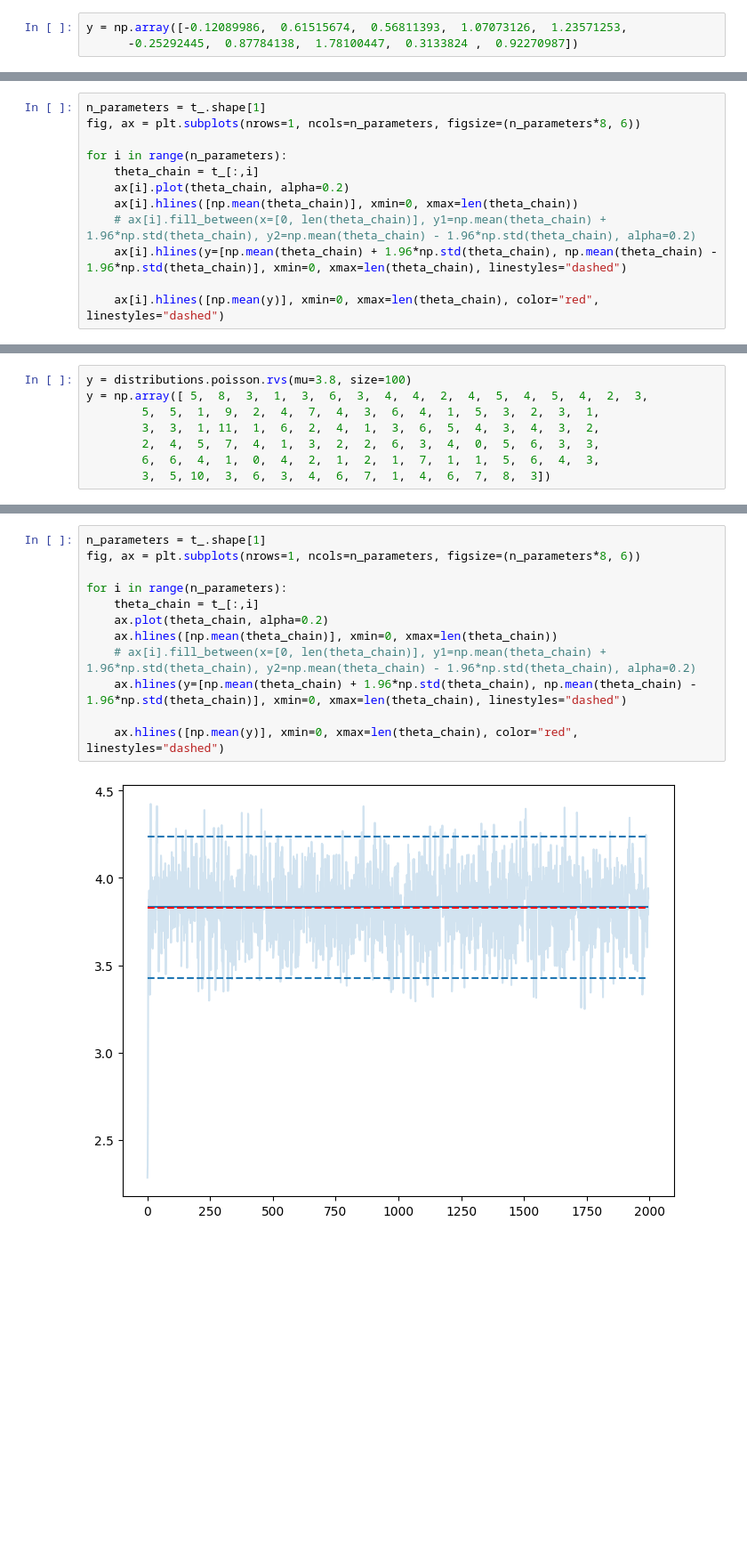
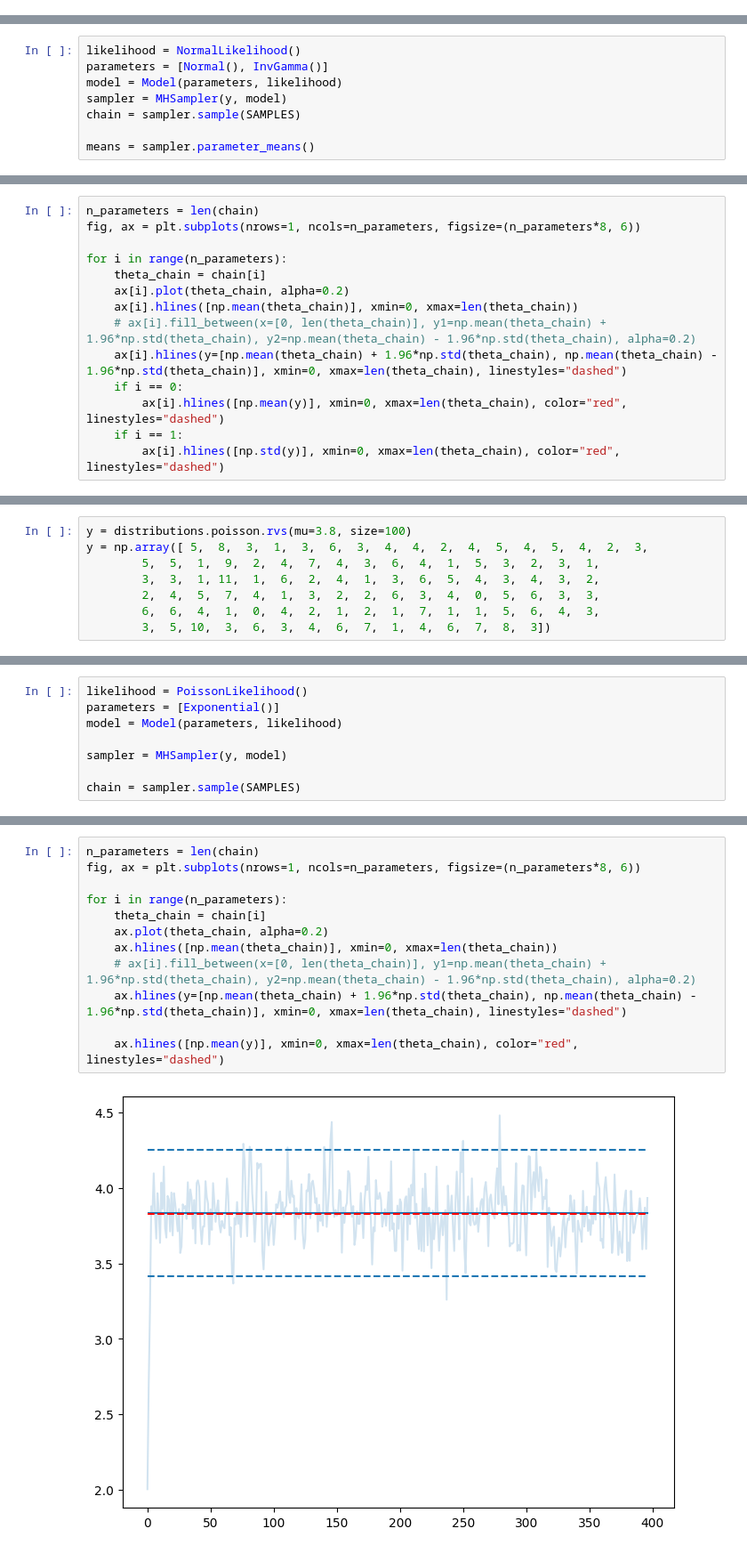
Before and after one commit to btbyrnes/bnp, a Jupyter notebook: test_notebooks/mh_prototype.ipynb, the cells around one changed output, grey strips where cells are left out. Shown: that part at 89% size. Drawn from its saved outputs; the diff is of its cells as text; blank space fills up the shorter version.

```diff
--- a/test_notebooks/mh_prototype.ipynb
+++ b/test_notebooks/mh_prototype.ipynb
@@ -9,3 +14,0 @@ from classes.sampler import MHSampler, get_chain_parameters
-# %%
-y = np.array([-0.12089986,  0.61515674,  0.56811393,  1.07073126,  1.23571253,
-      -0.25292445,  0.87784138,  1.78100447,  0.3133824 ,  0.92270987])
@@ -23,0 +15,8 @@ t_ = np.array(samples)
+# %%
+likelihood = NormalLikelihood()
+parameters = [Normal(), InvGamma()]
+model = Model(parameters, likelihood)
+sampler = MHSampler(y, model)
+chain = sampler.sample(SAMPLES)
+
+means = sampler.parameter_means()
@@ -24,13 +29,15 @@ t_ = np.array(samples)
 # %%
-n_parameters = t_.shape[1]
+n_parameters = len(chain)
 fig, ax = plt.subplots(nrows=1, ncols=n_parameters, figsize=(n_parameters*8, 6))
 
 for i in range(n_parameters):
-    theta_chain = t_[:,i]
+    theta_chain = chain[i]
     ax[i].plot(theta_chain, alpha=0.2)
     ax[i].hlines([np.mean(theta_chain)], xmin=0, xmax=len(theta_chain))
     # ax[i].fill_between(x=[0, len(theta_chain)], y1=np.mean(theta_chain) + 1.96*np.std(theta_chain), y2=np.mean(theta_chain) - 1.96*np.std(theta_chain), alpha=0.2)
     ax[i].hlines(y=[np.mean(theta_chain) + 1.96*np.std(theta_chain), np.mean(theta_chain) - 1.96*np.std(theta_chain)], xmin=0, xmax=len(theta_chain), linestyles="dashed")
-
-    ax[i].hlines([np.mean(y)], xmin=0, xmax=len(theta_chain), color="red", linestyles="dashed")
+    if i == 0:
+        ax[i].hlines([np.mean(y)], xmin=0, xmax=len(theta_chain), color="red", linestyles="dashed")
+    if i == 1:
+        ax[i].hlines([np.std(y)], xmin=0, xmax=len(theta_chain), color="red", linestyles="dashed")
 # %% [output]
@@ -54,0 +53,8 @@ t_ = np.array(samples)
+# %%
+likelihood = PoissonLikelihood()
+parameters = [Exponential()]
+model = Model(parameters, likelihood)
+
+sampler = MHSampler(y, model)
+
+chain = sampler.sample(SAMPLES)
@@ -55,14 +63,14 @@ t_ = np.array(samples)
 # %%
-n_parameters = t_.shape[1]
+n_parameters = len(chain)
 fig, ax = plt.subplots(nrows=1, ncols=n_parameters, figsize=(n_parameters*8, 6))
 
 for i in range(n_parameters):
-    theta_chain = t_[:,i]
+    theta_chain = chain[i]
     ax.plot(theta_chain, alpha=0.2)
     ax.hlines([np.mean(theta_chain)], xmin=0, xmax=len(theta_chain))
     # ax[i].fill_between(x=[0, len(theta_chain)], y1=np.mean(theta_chain) + 1.96*np.std(theta_chain), y2=np.mean(theta_chain) - 1.96*np.std(theta_chain), alpha=0.2)
     ax.hlines(y=[np.mean(theta_chain) + 1.96*np.std(theta_chain), np.mean(theta_chain) - 1.96*np.std(theta_chain)], xmin=0, xmax=len(theta_chain), linestyles="dashed")
 
     ax.hlines([np.mean(y)], xmin=0, xmax=len(theta_chain), color="red", linestyles="dashed")
 # %% [output]
-[figure, old version]
+[figure, new version]
```
Also changed, not shown: parts of 17 cells of this notebook, 23 other files.
